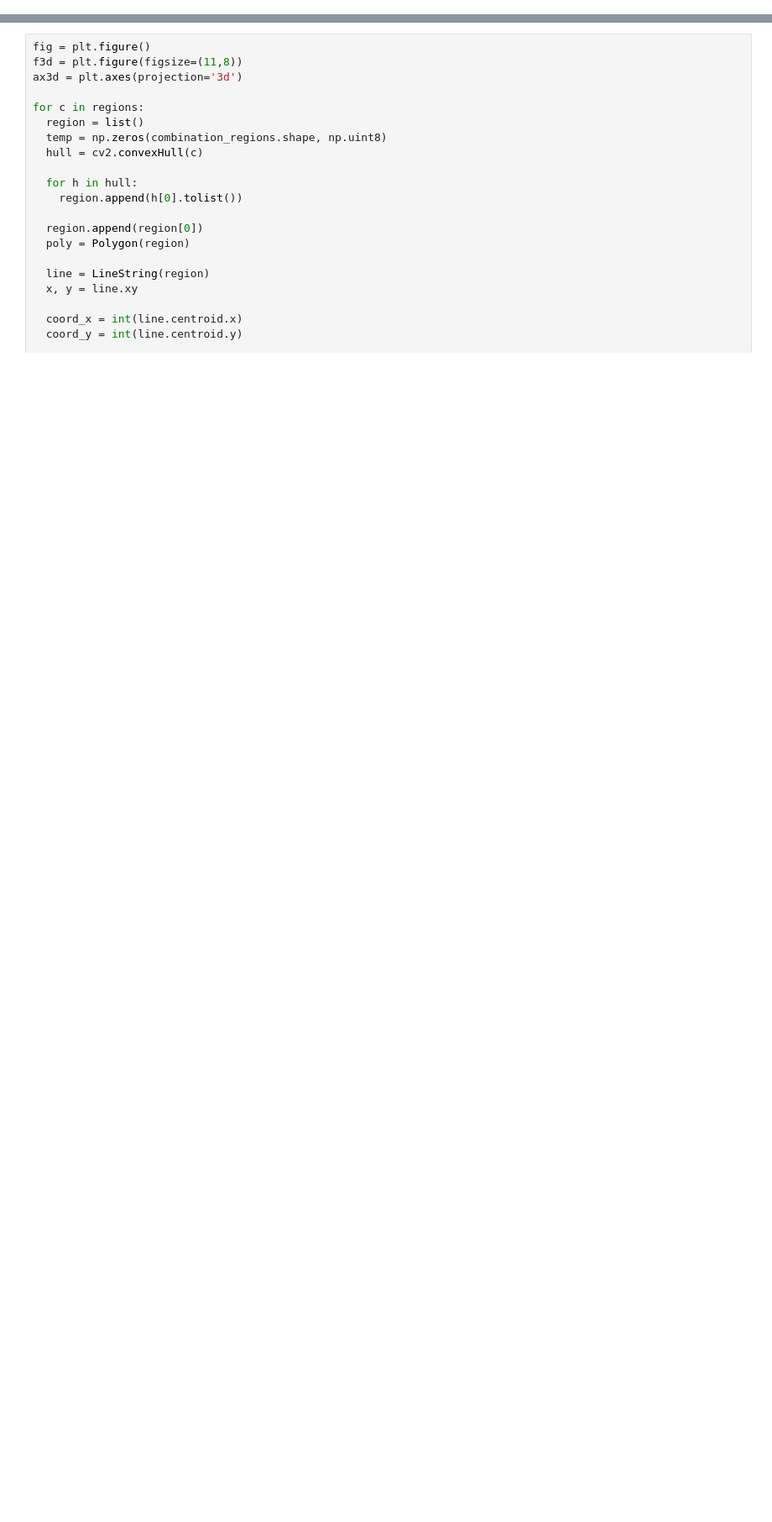
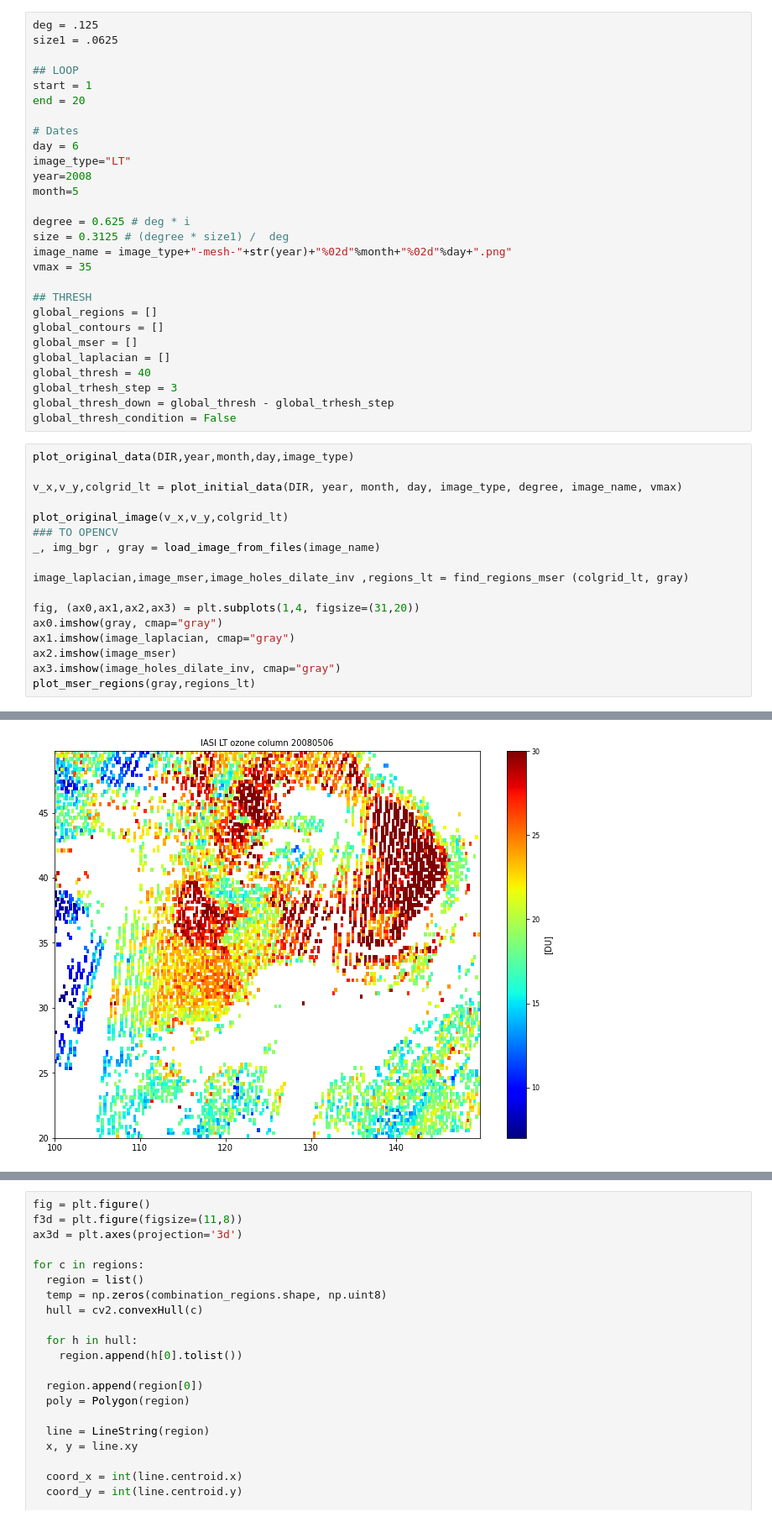
Before and after one commit to kmiloarguello/ozone-pollution, a Jupyter notebook: main.ipynb, the cells around one changed output, grey strips where cells are left out. Shown at 84% size. Saved outputs shown, nothing was run; the diff lists cells and outputs as text; blank space fills up the shorter version.

```diff
--- a/main.ipynb
+++ b/main.ipynb
@@ -482,0 +563,46 @@ for i, level_regions in enumerate(mix_regions[3:]):
+# %%
+deg = .125
+size1 = .0625
+
+## LOOP
+start = 1
+end = 20
+
+# Dates
+day = 6
+image_type="LT"
+year=2008
+month=5
+
+degree = 0.625 # deg * i
+size = 0.3125 # (degree * size1) /  deg
+image_name = image_type+"-mesh-"+str(year)+"%02d"%month+"%02d"%day+".png"
+vmax = 35
+
+## THRESH
+global_regions = []
+global_contours = []
+global_mser = []
+global_laplacian = []
+global_thresh = 40
+global_trhesh_step = 3
+global_thresh_down = global_thresh - global_trhesh_step
+global_thresh_condition = False
+# %%
+plot_original_data(DIR,year,month,day,image_type)
+
+v_x,v_y,colgrid_lt = plot_initial_data(DIR, year, month, day, image_type, degree, image_name, vmax)
+
+plot_original_image(v_x,v_y,colgrid_lt)
+### TO OPENCV
+_, img_bgr , gray = load_image_from_files(image_name)
+
+image_laplacian,image_mser,image_holes_dilate_inv ,regions_lt = find_regions_mser (colgrid_lt, gray)
+
+fig, (ax0,ax1,ax2,ax3) = plt.subplots(1,4, figsize=(31,20))
+ax0.imshow(gray, cmap="gray")
+ax1.imshow(image_laplacian, cmap="gray")
+ax2.imshow(image_mser)
+ax3.imshow(image_holes_dilate_inv, cmap="gray")
+plot_mser_regions(gray,regions_lt)
+# %% [output]
@@ -482,0 +617 @@ for i, level_regions in enumerate(mix_regions[3:]):
+[figure, added]
```
Also changed, not shown: parts of 51 cells of this notebook.
